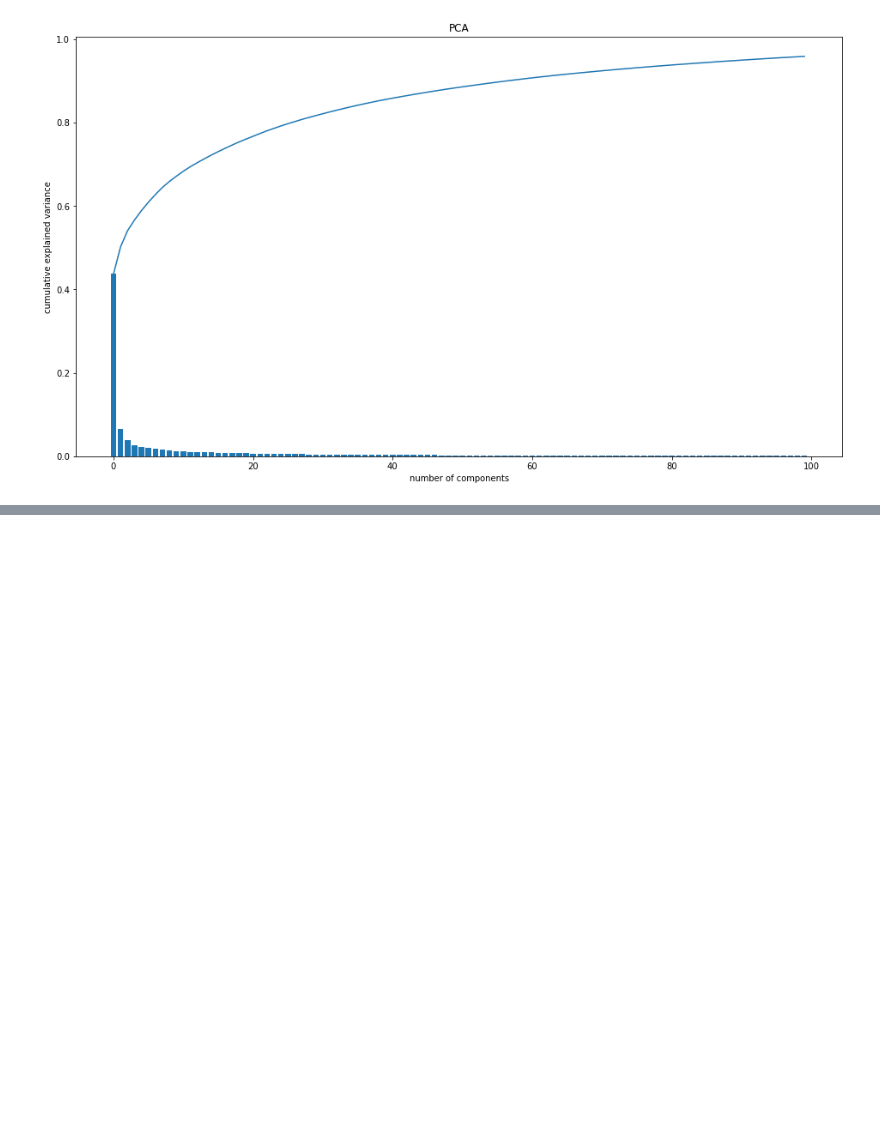
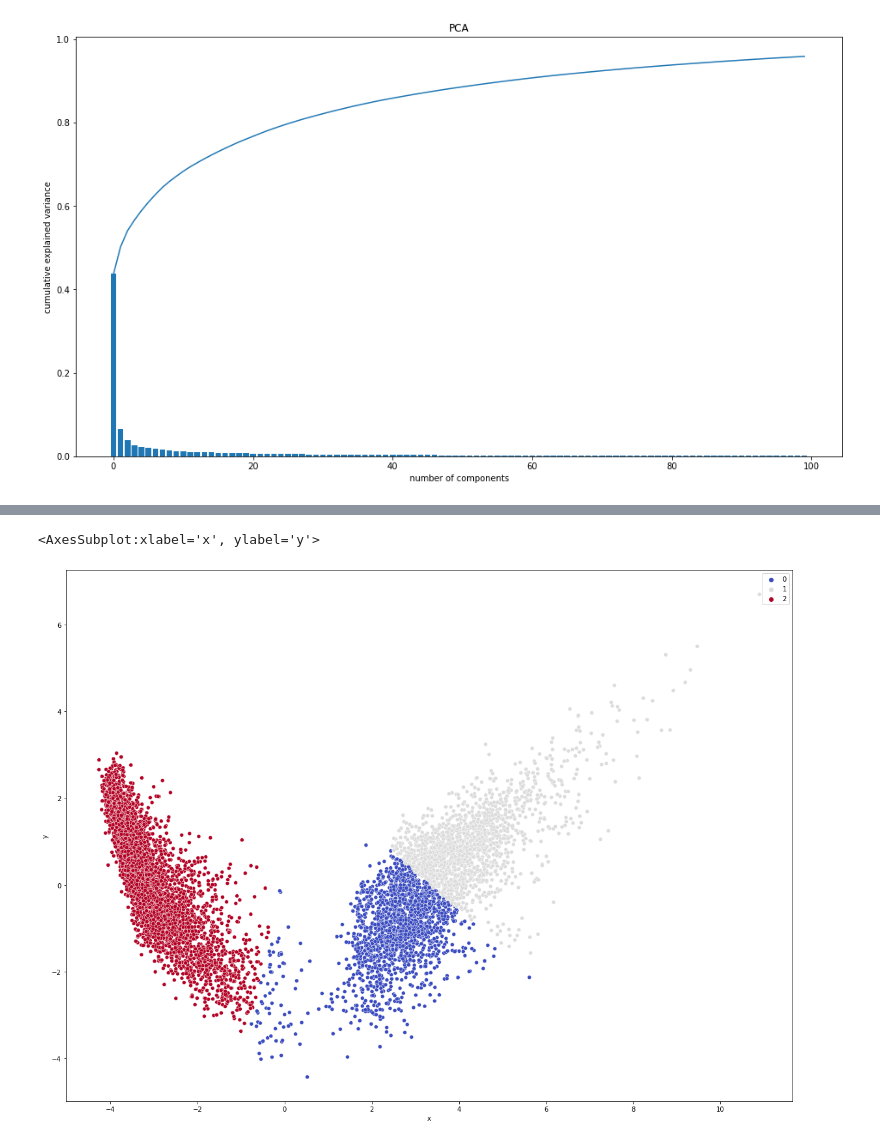
Before and after one commit to gekas145/WUM-2021-Projekty, a Jupyter notebook: Projekt2/feature_engineering_and_baseline.ipynb, the cells around one changed output, grey strips where cells are left out. Cells and saved outputs as stored; diff of their text form; code cells hidden in the pictures; blank space fills up the shorter version.

```diff
--- a/Projekt2/feature_engineering_and_baseline.ipynb
+++ b/Projekt2/feature_engineering_and_baseline.ipynb
@@ -78,0 +89,17 @@ plt.show()
+# %%
+pipeline = Pipeline(
+            [("pca", PCA(n_components = 2)),
+            ("kmeans", KMeans(n_clusters = 3))])
+pipeline.fit(X_train)
+
+pca_data = pipeline["pca"].transform(X_train)
+pca_data = reshape(pca_data)
+data = pd.DataFrame.from_dict({'x': pca_data[0], 'y': pca_data[1]})
+sns.scatterplot(x="x", y="y",
+                data=data,
+                hue=pipeline["kmeans"].labels_,
+                legend="full",
+               palette="coolwarm")
+# %% [output]
+<AxesSubplot:xlabel='x', ylabel='y'>
+[figure, added]
```
Also changed, not shown: parts of 4 cells of this notebook.
